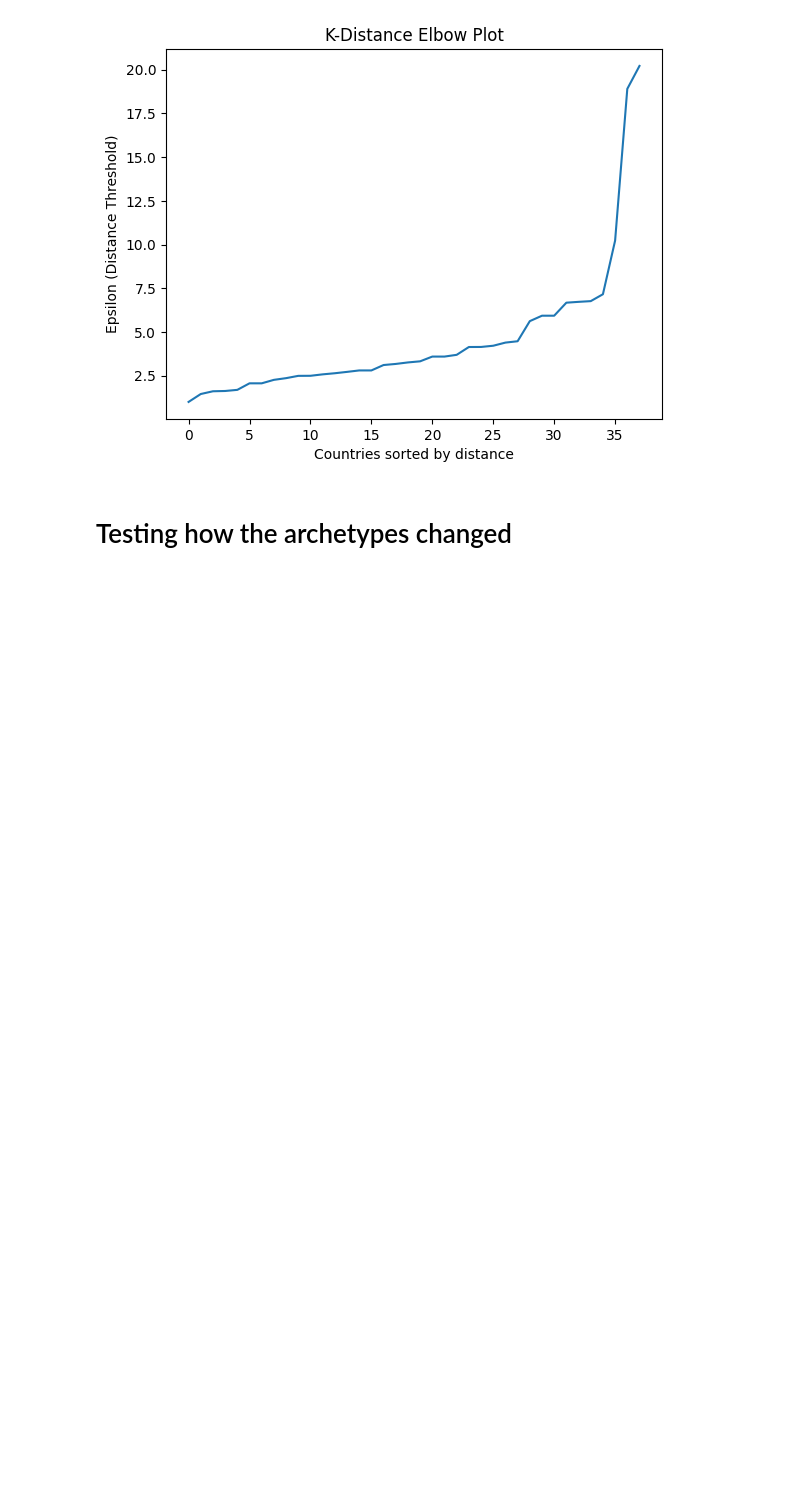
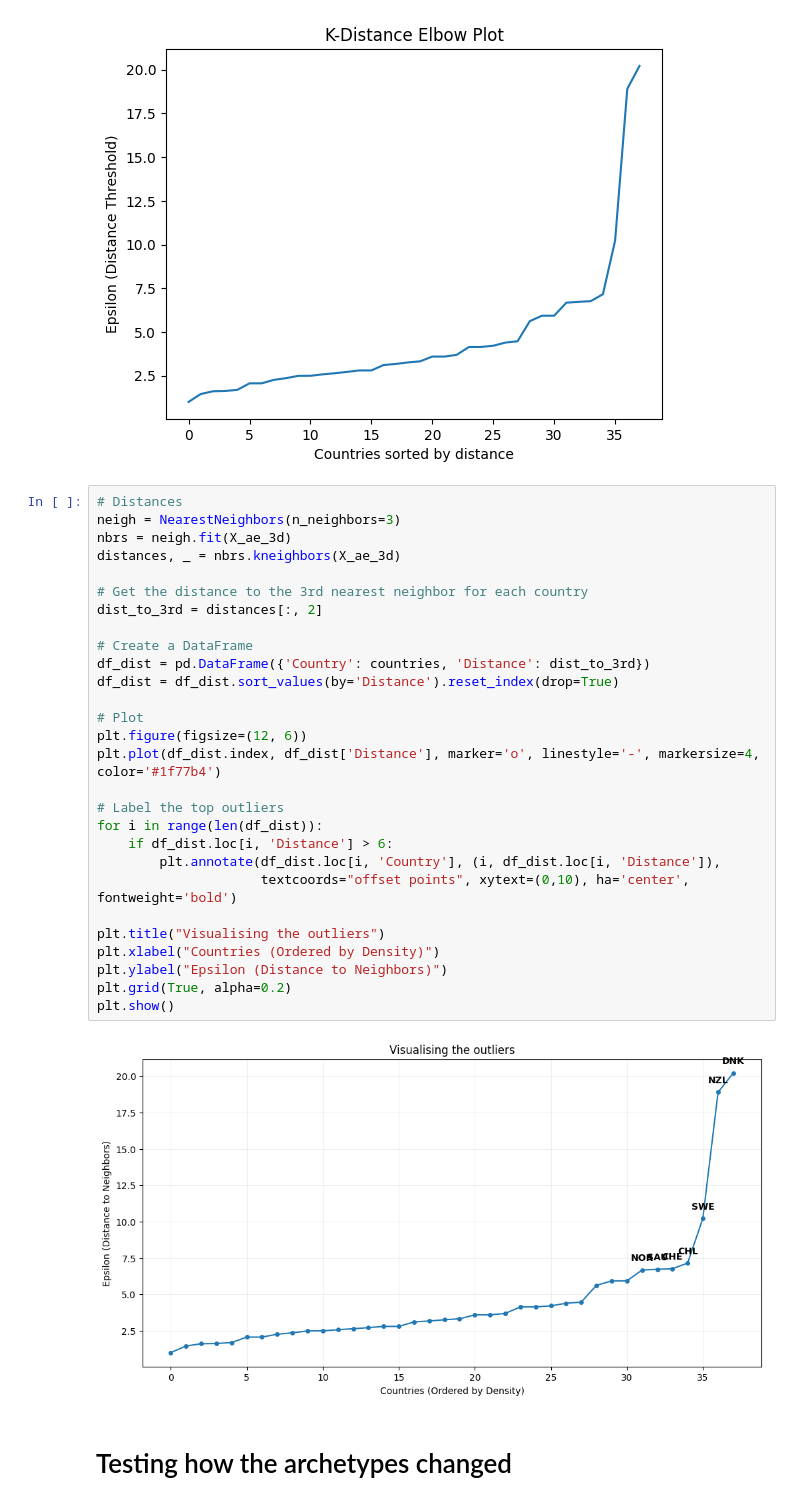
Before and after one commit to irvsam/Identifying-and-Tracking-Climate-Policy-Archetypes, a Jupyter notebook: notebooks/dimensionality-reduction.ipynb, the cells around one changed output. Drawn from its saved outputs; the diff is of its cells as text; blank space fills up the shorter version.

```diff
--- a/notebooks/dimensionality-reduction.ipynb
+++ b/notebooks/dimensionality-reduction.ipynb
@@ -239,6 +306,36 @@ plt.xlabel("Countries sorted by distance")
 plt.show()
 # %% [output]
 [figure]
+# %%
+# Distances
+neigh = NearestNeighbors(n_neighbors=3)
+nbrs = neigh.fit(X_ae_3d)
+distances, _ = nbrs.kneighbors(X_ae_3d)
+
+# Get the distance to the 3rd nearest neighbor for each country
+dist_to_3rd = distances[:, 2]
+
+# Create a DataFrame
+df_dist = pd.DataFrame({'Country': countries, 'Distance': dist_to_3rd})
+df_dist = df_dist.sort_values(by='Distance').reset_index(drop=True)
+
+# Plot
+plt.figure(figsize=(12, 6))
+plt.plot(df_dist.index, df_dist['Distance'], marker='o', linestyle='-', markersize=4, color='#1f77b4')
+
+# Label the top outliers
+for i in range(len(df_dist)):
+    if df_dist.loc[i, 'Distance'] > 6:
+        plt.annotate(df_dist.loc[i, 'Country'], (i, df_dist.loc[i, 'Distance']),
+                     textcoords="offset points", xytext=(0,10), ha='center', fontweight='bold')
+
+plt.title("Visualising the outliers")
+plt.xlabel("Countries (Ordered by Density)")
+plt.ylabel("Epsilon (Distance to Neighbors)")
+plt.grid(True, alpha=0.2)
+plt.show()
+# %% [output]
+[figure, added]
 # %% [markdown]
 # Testing how the archetypes changed
 # %%
```
Also changed, not shown: parts of 5 cells of this notebook, 2 other files.
